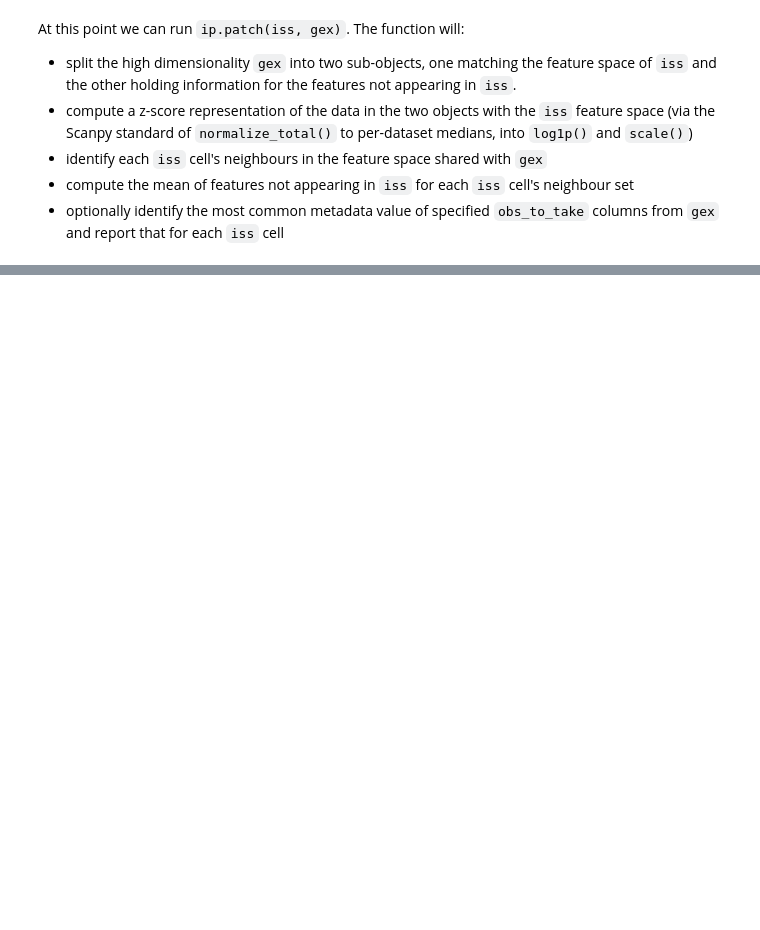
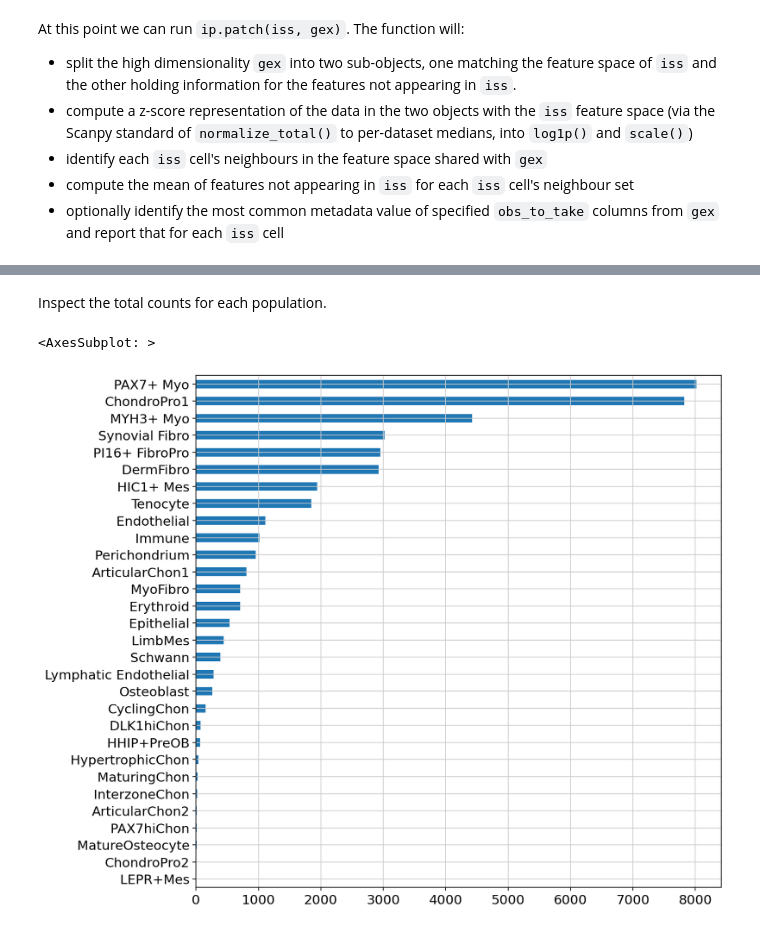
Before and after one commit to Teichlab/iss_patcher, a Jupyter notebook: notebooks/demo.ipynb, the cells around one changed output, grey strips where cells are left out. Drawn from its saved outputs; the diff is of its cells as text; code cells hidden in the pictures; blank space fills up the shorter version.

```diff
--- a/notebooks/demo.ipynb
+++ b/notebooks/demo.ipynb
@@ -50,0 +88,7 @@ AnnData object with n_obs × n_vars = 95214 × 33800
+# %% [markdown]
+Inspect the total counts for each population.
+# %%
+out.obs['finanno1'].value_counts().sort_values().plot(kind = 'barh', figsize=(10,10))
+# %% [output]
+<AxesSubplot: >
+[figure, added]
```
Also changed, not shown: parts of 12 cells of this notebook.
